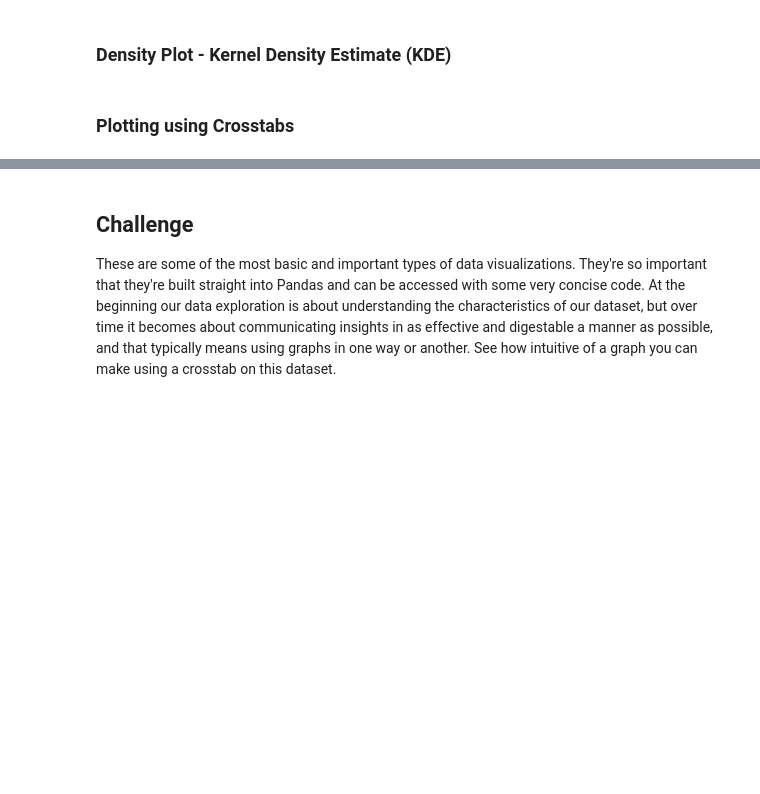
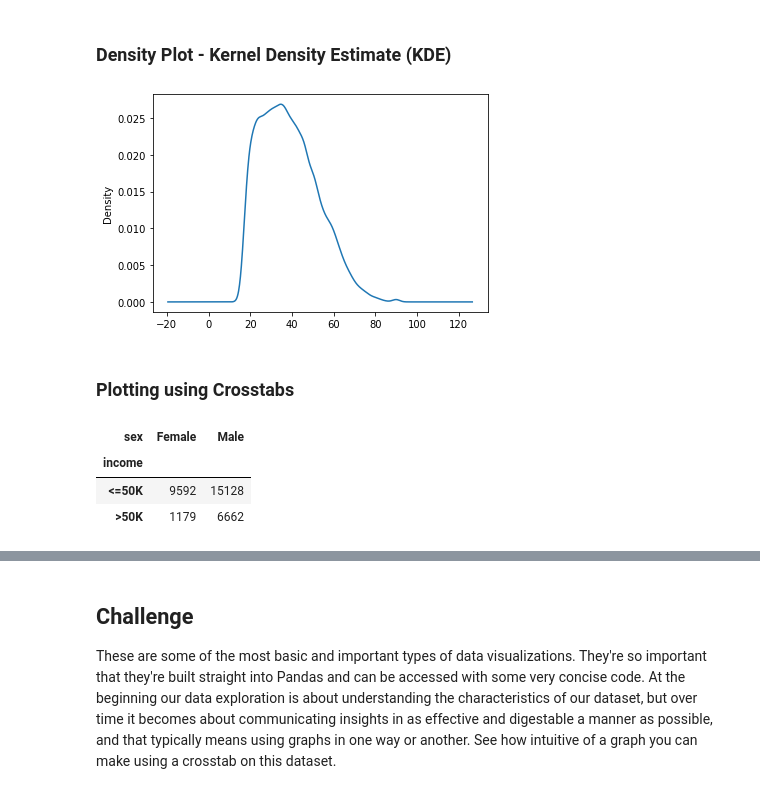
Before and after one commit to daniela500/DS-Unit-1-Sprint-1-Data-Wrangling-and-Storytelling, a Jupyter notebook: module1-exploratory-data-analysis/LS_DS_111_Exploratory_Data_Analysis.ipynb, the cells around one changed output, grey strips where cells are left out. Saved outputs shown, nothing was run; the diff lists cells and outputs as text; code cells hidden in the pictures; blank space fills up the shorter version.

```diff
--- a/module1-exploratory-data-analysis/LS_DS_111_Exploratory_Data_Analysis.ipynb
+++ b/module1-exploratory-data-analysis/LS_DS_111_Exploratory_Data_Analysis.ipynb
@@ -275,4 +433,8 @@ Why might it be important for us to be able to visualize how our data is distrib
 # %% [markdown]
 ### Density Plot - Kernel Density Estimate (KDE)
+# %%
+df['age'].plot.density();
+# %% [output]
+[figure, added]
 # %% [markdown]
 ### Plotting using Crosstabs
@@ -278,0 +443,7 @@ Why might it be important for us to be able to visualize how our data is distrib
+# %%
+pd.crosstab(df['income'],df['sex'])
+# %% [output]
+| sex | Female | Male |
+| income |  |  |
+| <=50K | 9592 | 15128 |
+| >50K | 1179 | 6662 |
```
Also changed, not shown: parts of 21 cells of this notebook.
